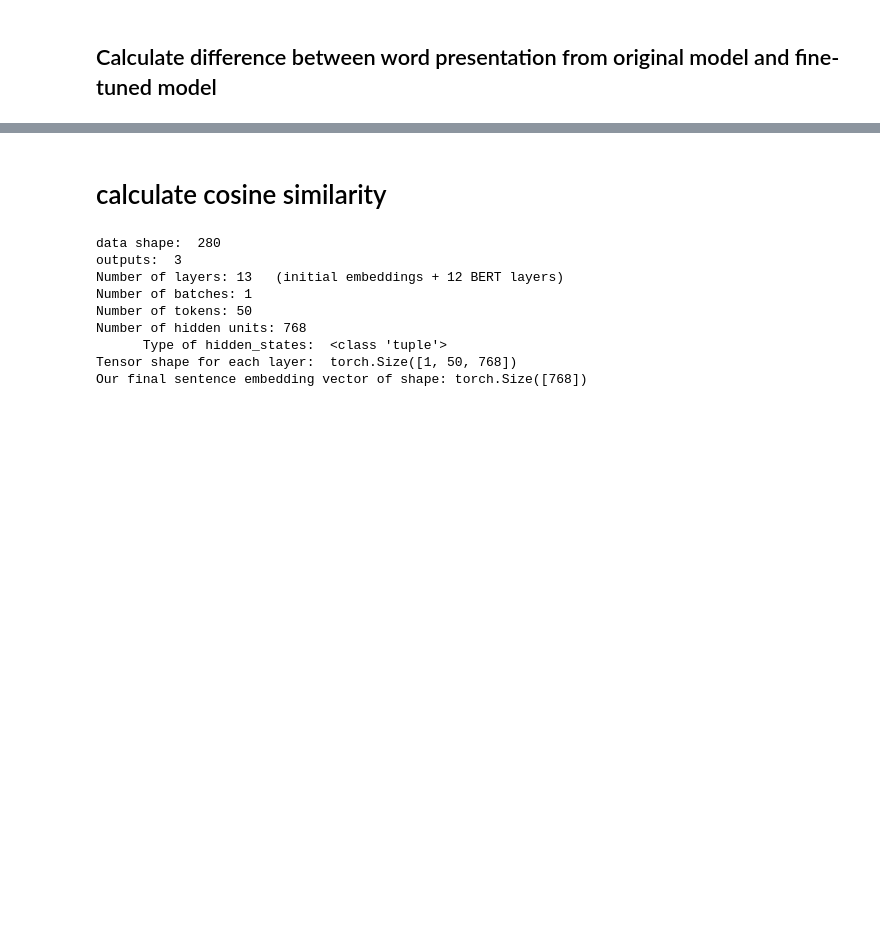
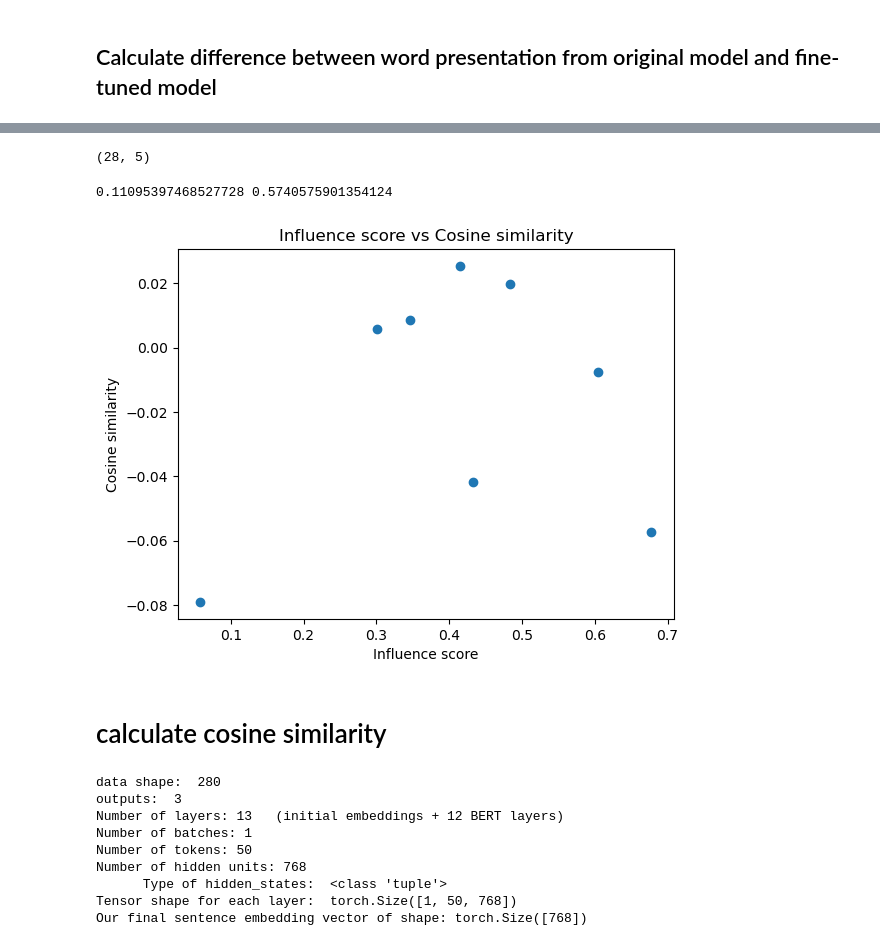
Before and after one commit to phatpham46/XAI-SRL, a Jupyter notebook: MLM/get_word_represent.ipynb, the cells around one changed output, grey strips where cells are left out. Drawn from its saved outputs; the diff is of its cells as text; code cells hidden in the pictures; blank space fills up the shorter version.

```diff
--- a/MLM/get_word_represent.ipynb
+++ b/MLM/get_word_represent.ipynb
@@ -56,26 +49,28 @@ def get_word_represent(model, dataloader):
     '''Get word presentation from original BioBert model'''
     df = pd.DataFrame()
     model.eval()
+    origin_ids = []
     list_sum_vector = []
     list_avg_vector = []
     for batch in dataloader:
         batch = tuple(t.to(device) if isinstance(t, torch.Tensor) else t for t in batch)
         origin_uid, token_id, type_id, mask, label, pos_tag_id, _ = batch
         # origin_uid, tensors['token_id'], tensors['type_id'], tensors['mask'], tensors['label'], tensors['pos_tag_id'], tensors['masked_id']
-
+        origin_ids.append(origin_uid)
         with torch.no_grad():
             outputs_model = model(token_id, type_id, mask)
-            # last_hidden_states = outputs_model[0]
-            # sum_vector, avg_vector = get_sum_avg(last_hidden_states, pos_tag_id)
+            last_hidden_states = outputs_model[0]
+            sum_vector, avg_vector = get_sum_avg(last_hidden_states, pos_tag_id)
 
-            hidden_states = outputs_model[2]
             # sum last 4
-            word_embed = torch.stack(hidden_states[-4:]).sum(0)
-            sum_vector, avg_vector = get_sum_avg(word_embed, pos_tag_id)
+            # hidden_states = outputs_model[2]
+            # word_embed = torch.stack(hidden_states[-4:]).sum(0)
+            # sum_vector, avg_vector = get_sum_avg(word_embed, pos_tag_id)
 
             list_sum_vector.append(sum_vector)
             list_avg_vector.append(avg_vector)
 
+    df['uid'] = [item for sublist in origin_ids for item in sublist]
     df['sum_vector'] = [item for sublist in list_sum_vector for item in sublist]
     df['avg_vector'] = [item for sublist in list_avg_vector for item in sublist]
 
@@ -90,10 +85,10 @@ from mlm_utils.metric_func import cosine_sim, cosine_module, ele_wise_sub
 
 
 def cal_all_files(pipe, dataDir, embDir, wriDir):
-    files = get_files(dataDir)[7:28]
-    emb_files = get_files(embDir)[7:28]
+    files = get_files(dataDir)
+    emb_files = get_files(embDir)
 
-    # check_data_dir(wriDir, auto_create=True)
+    check_data_dir(wriDir, auto_create=True)
 
     for file, emb_file in tqdm(zip(files, emb_files)):
         print("file", file, "emb_file", emb_file)
@@ -108,16 +103,21 @@ def cal_all_files(pipe, dataDir, embDir, wriDir):
         df['sum_vector'] = df['sum_vector'].apply(lambda x: x.tolist())
 
         # calculate Hypothesis 1 and Hypothesis 2 in Task 1.1
+        df_metric['uid'] = df['uid']
         df_metric['cos_sim'] = pd.Series(map(cosine_sim, df['sum_vector'], emb_df['sum_vector']))
         df_metric['cos_mo'] = pd.Series(map(cosine_module, df['sum_vector'], emb_df['sum_vector'], df_metric['cos_sim']))
+        df_metric['ele_sub_neg'] = pd.Series(map(lambda x, y: ele_wise_sub(x, y, negate=True), df['sum_vector'], emb_df['sum_vector']))
+
         df_metric['cos_dif'] = 1 - np.abs(df_metric['cos_sim'])
         df_metric['cos_mo_dif'] = 1 - np.abs(df_metric['cos_mo'])
-        df_metric['ele_sub'] = pd.Series(map(ele_wise_sub, df['sum_vector'], emb_df['sum_vector']))
+        df_metric['ele_sub'] = pd.Series(map(lambda x, y: ele_wise_sub(x, y), df['sum_vector'], emb_df['sum_vector']))
+
 
         # save df to csv
-        df_metric.to_csv(wriDir/f'{file}_cos_sim.csv'.replace('.json', ''), index=False)
+        df_metric.to_csv(wriDir/f'{file}.csv'.replace('.json', ''), index=False)
 
         print(f'{file} done')
+    return df_metric
 # %%
 from pathlib import Path
 # bertmodel = BertModel.from_pretrained('dmis-lab/biobert-base-cased-v1.2', output_hidden_states =True)
@@ -127,7 +127,7 @@ pipe = inferPipeline(logger)
 # %%
 
 dataDir = Path('./data_mlm/process_folder/mlm_output')
-wriDir = Path('/mnt/c/Users/Phat Pham/Documents/THESIS/SRLPredictionEasel/MLM/data_mlm/process_folder/cosine_similarity_sum4')
+wriDir = Path('/mnt/c/Users/Phat Pham/Documents/THESIS/SRLPredictionEasel/MLM/data_mlm/process_folder/PAS_knowledge')
 embDir = Path('./data_mlm/process_folder/word_represent_finetuned_model')
-cal_all_files(pipe, dataDir, embDir, wriDir)
+df = cal_all_files(pipe, dataDir, embDir, wriDir)
 # %% [output]
@@ -158,3 +149,25 @@ file mlm_lead_full.json emb_file mlm_lead_full.json
+# %%
+
+df_pair_score = pd.read_csv('/mnt/c/Users/Phat Pham/Documents/THESIS/SRLPredictionEasel/MLM/10_07-12_42/all_pair_score.csv')
+df_pair_score.shape
+# %% [output]
+(28, 5)
+# %%
+from scipy.stats import spearmanr
+correlation_coefficient, p_value = spearmanr(df_pair_score['brier_score'], df['ele_sub'][:28])
+print(correlation_coefficient, p_value)
+# %% [output]
+0.11095397468527728 0.5740575901354124
+# %%
+# visualize the correlation
+import matplotlib.pyplot as plt
+plt.scatter(df_pair_score['influence'], df['cos_mo'][:8])
+plt.xlabel('Influence score')
+plt.ylabel('Cosine similarity')
+plt.title('Influence score vs Cosine similarity')
+plt.show()
+# %% [output]
+[figure, added]
 # %%
 # cos = torch.nn.CosineSimilarity(dim=1, eps=1e-6)
 # last_hidden_states = outputs_model[0]
```
Also changed, not shown: parts of 4 cells of this notebook, 7 other files.
